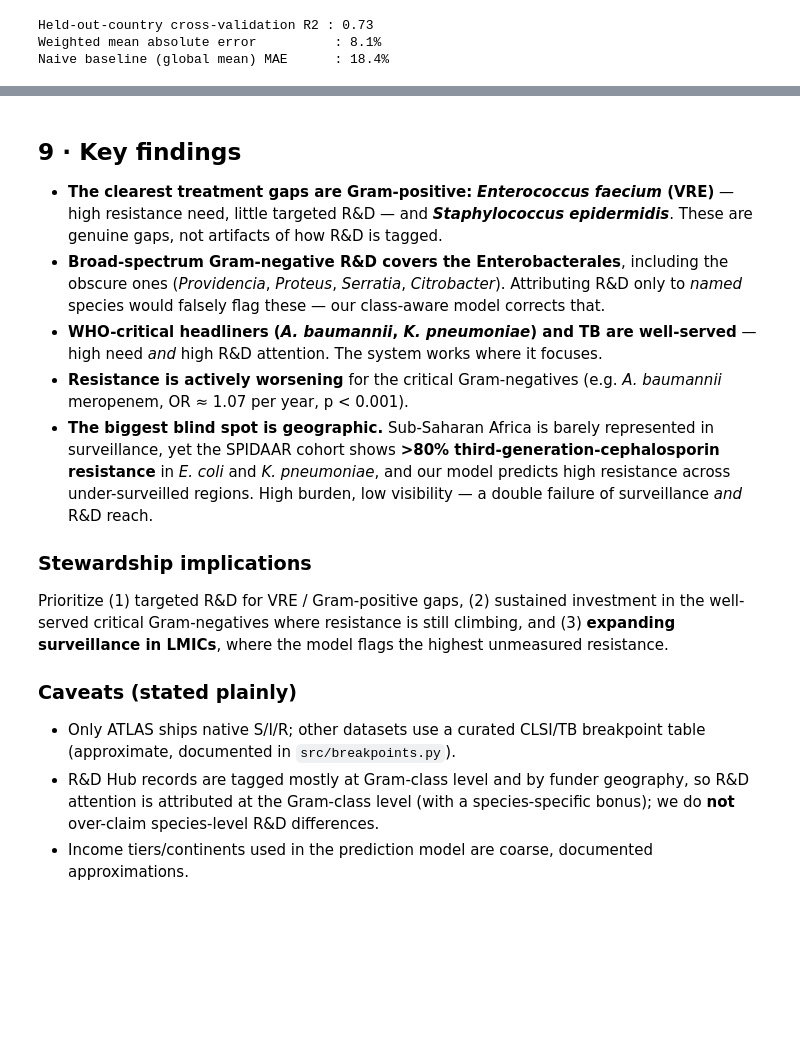
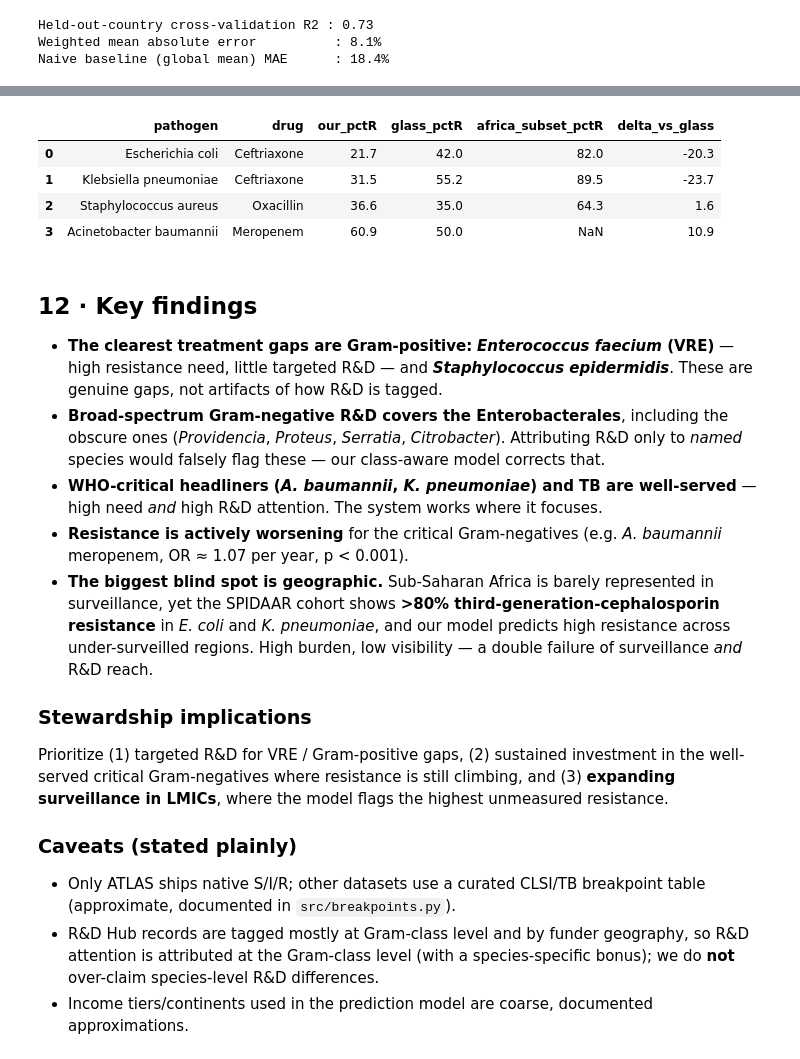
Before and after one commit to niyeldeii/AMR-VIVLI--treatment-gap-radar, a Jupyter notebook: treatment_gap_radar/notebooks/Treatment_Gap_Radar.ipynb, the cells around one changed output, grey strips where cells are left out. Saved outputs shown, nothing was run; the diff lists cells and outputs as text; code cells hidden in the pictures; blank space fills up the shorter version.

```diff
--- a/treatment_gap_radar/notebooks/Treatment_Gap_Radar.ipynb
+++ b/treatment_gap_radar/notebooks/Treatment_Gap_Radar.ipynb
@@ -262,5 +303,14 @@ viz.blindspot_continent('Klebsiella pneumoniae', 'Meropenem')
+# %%
+pd.read_parquet(PROCESSED_DIR / "glass_validation.parquet")[
+    ["pathogen", "drug", "our_pctR", "glass_pctR", "africa_subset_pctR", "delta_vs_glass"]]
+# %% [output]
+|  | pathogen | drug | our_pctR | glass_pctR | africa_subset_pctR | delta_vs_glass |
+| 0 | Escherichia coli | Ceftriaxone | 21.7 | 42.0 | 82.0 | -20.3 |
+| 1 | Klebsiella pneumoniae | Ceftriaxone | 31.5 | 55.2 | 89.5 | -23.7 |
+| 2 | Staphylococcus aureus | Oxacillin | 36.6 | 35.0 | 64.3 | 1.6 |
+| 3 | Acinetobacter baumannii | Meropenem | 60.9 | 50.0 | NaN | 10.9 |
 # %% [markdown]
-## 9 · Key findings
+## 12 · Key findings
 
 - **The clearest treatment gaps are Gram-positive:** ***Enterococcus faecium* (VRE)** — high
   resistance need, little targeted R&D — and ***Staphylococcus epidermidis***. These are genuine
```
Also changed, not shown: parts of 6 cells of this notebook, 15 other files.
